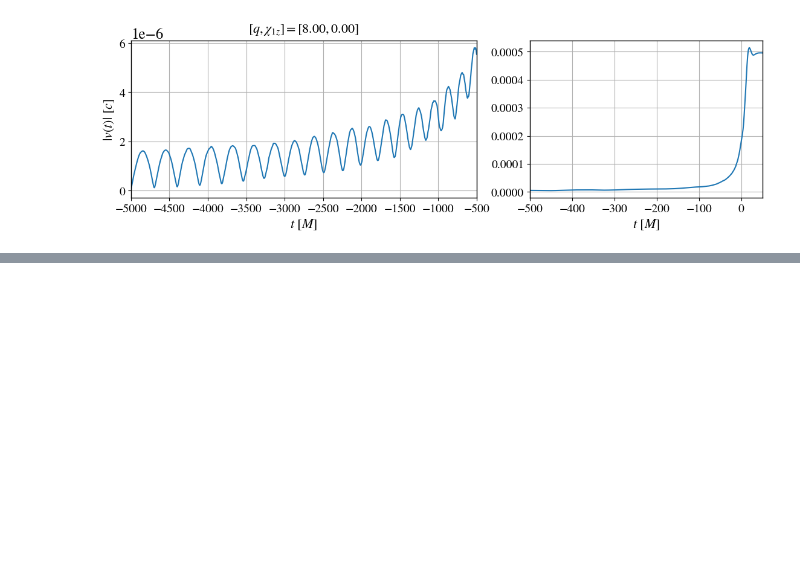
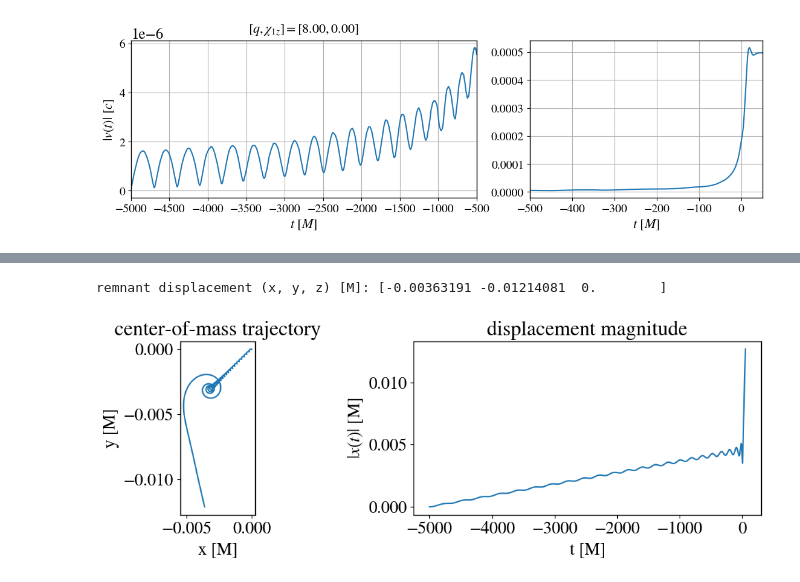
Before and after one commit to tousifislam/gw_remnant, a Jupyter notebook: tutorials/example_with_default_waveforms.ipynb, the cells around one changed output, grey strips where cells are left out. Cells and saved outputs as stored; diff of their text form; code cells hidden in the pictures; blank space fills up the shorter version.

```diff
--- a/tutorials/example_with_default_waveforms.ipynb
+++ b/tutorials/example_with_default_waveforms.ipynb
@@ -153,0 +164,20 @@ rbhpt.plot_kick_velocity()
+# %%
+import numpy as np
+
+# final center-of-mass displacement (in units of total mass M)
+print("remnant displacement (x, y, z) [M]:", rnr.remnant_displacement)
+
+# trajectory of the center of mass, x(t) = int v(t) dt
+x = rnr.xoft
+fig, ax = plt.subplots(1, 2, figsize=(11, 4))
+ax[0].plot(x[:, 0], x[:, 1])
+ax[0].set_xlabel("x [M]"); ax[0].set_ylabel("y [M]")
+ax[0].set_title("center-of-mass trajectory")
+ax[0].set_aspect("equal")
+ax[1].plot(rnr.time, np.linalg.norm(x, axis=1))
+ax[1].set_xlabel("t [M]"); ax[1].set_ylabel(r"$|x(t)|$ [M]")
+ax[1].set_title("displacement magnitude")
+plt.tight_layout(); plt.show()
+# %% [output]
+remnant displacement (x, y, z) [M]: [-0.00363191 -0.01214081  0.        ]
+[figure, added]
```
Also changed, not shown: parts of 12 cells of this notebook.
